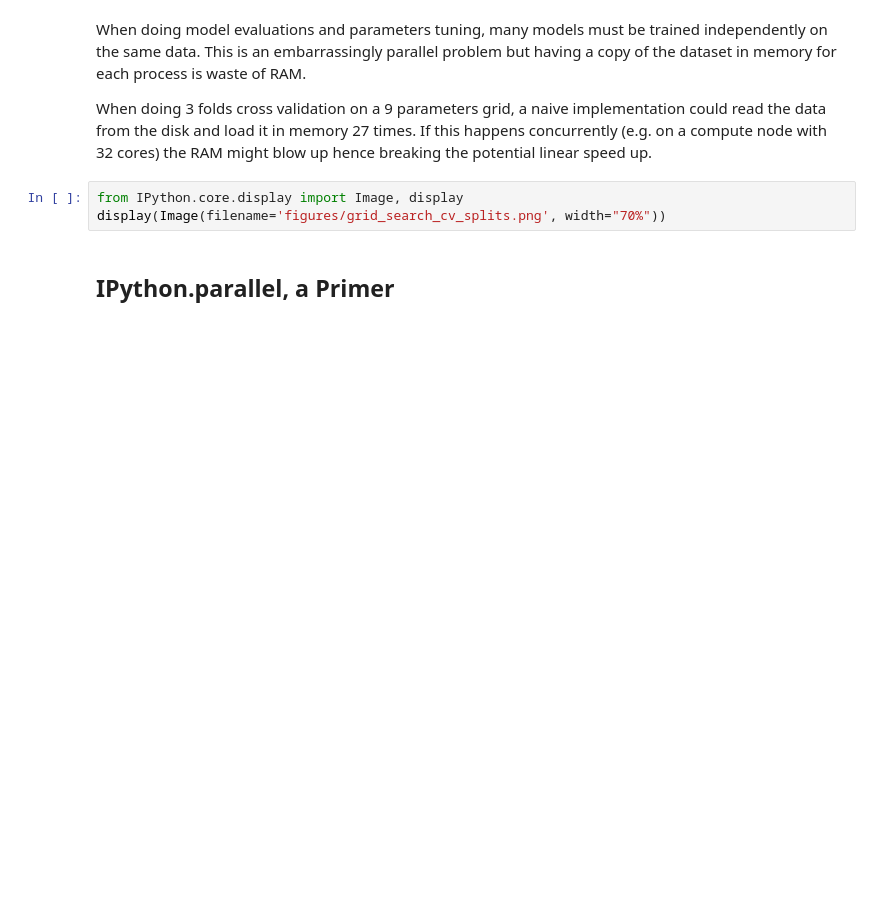
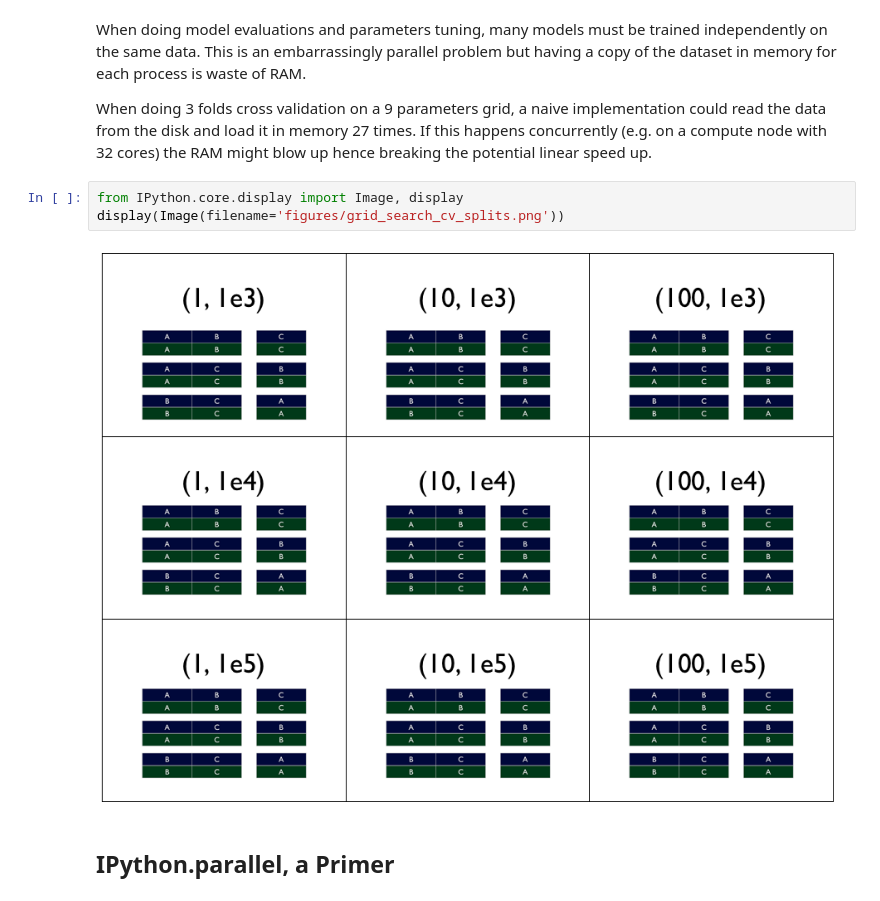
Before and after one commit to jakevdp/sklearn_scipy2013, a Jupyter notebook: notebooks/10_distributed_model_selection_and_assessment.ipynb, the cells around one changed output. Cells and saved outputs as stored; diff of their text form; blank space fills up the shorter version.

```diff
--- a/notebooks/10_distributed_model_selection_and_assessment.ipynb
+++ b/notebooks/10_distributed_model_selection_and_assessment.ipynb
@@ -15,7 +15,9 @@ When doing model evaluations and parameters tuning, many models must be trained
 When doing 3 folds cross validation on a 9 parameters grid, a naive implementation could read the data from the disk and load it in memory 27 times. If this happens concurrently (e.g. on a compute node with 32 cores) the RAM might blow up hence breaking the potential linear speed up.
 # %%
 from IPython.core.display import Image, display
-display(Image(filename='figures/grid_search_cv_splits.png', width="70%"))
+display(Image(filename='figures/grid_search_cv_splits.png'))
+# %% [output]
+[figure, added]
 # %% [markdown]
 ## IPython.parallel, a Primer
 # %% [markdown]
```
Also changed, not shown: 3 other files.
